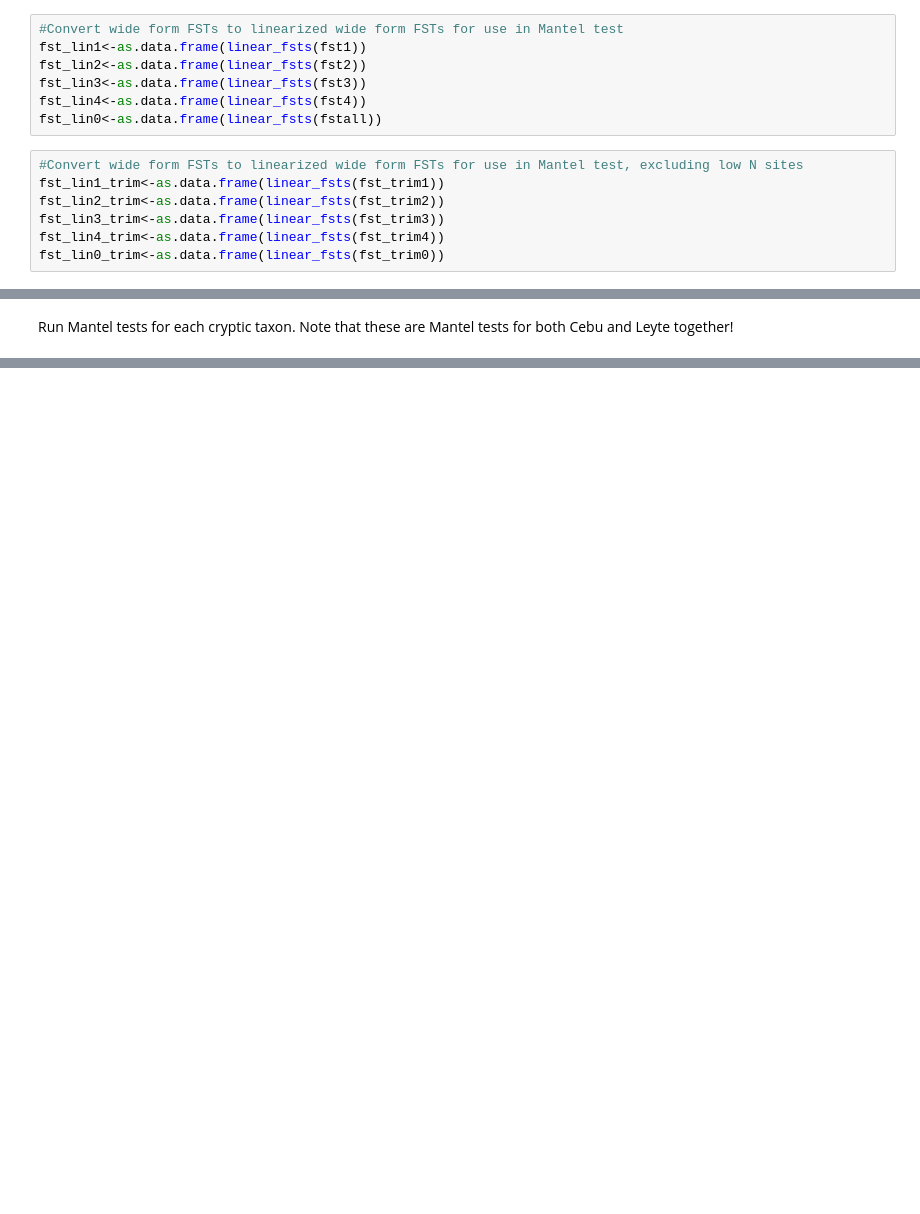
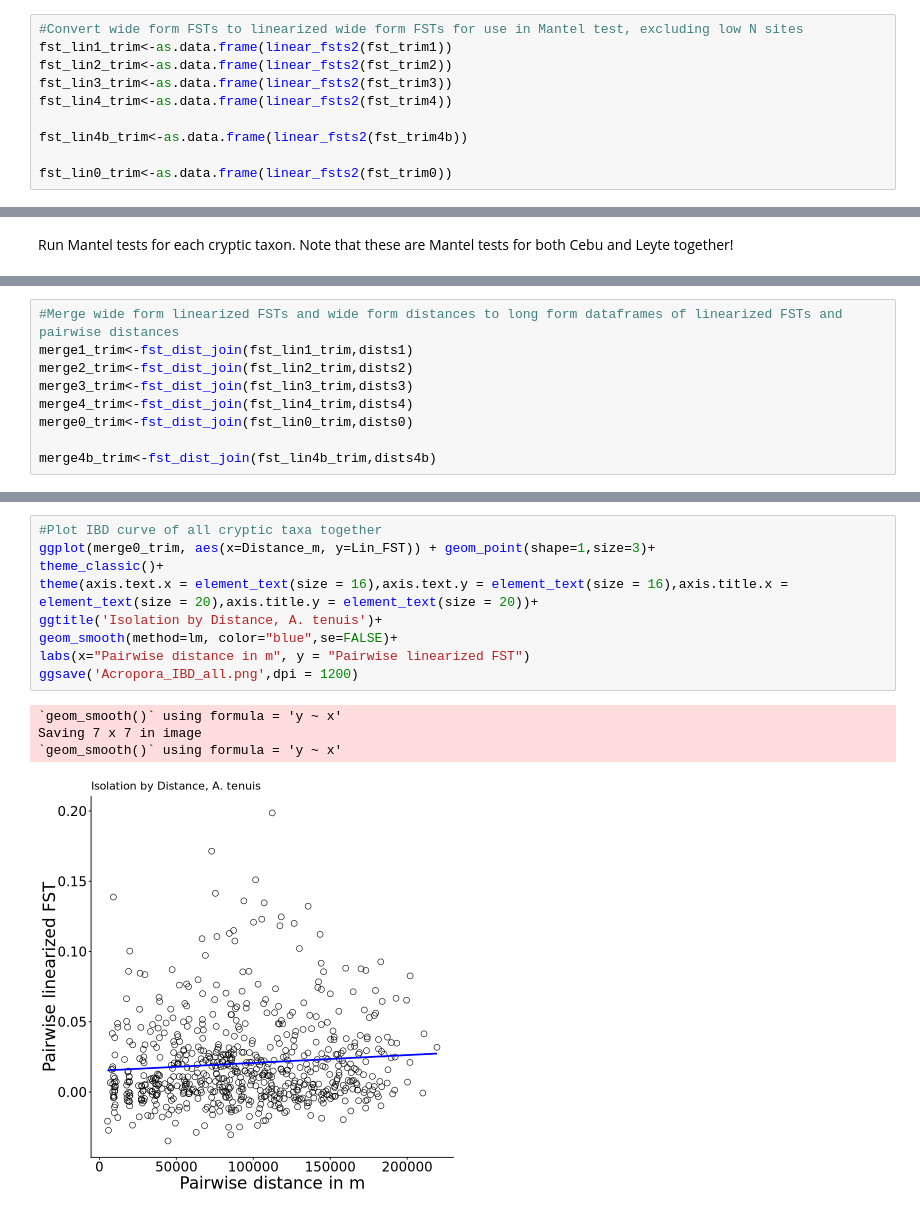
Before and after one commit to jaelynbos/Atenuis_Philippines, a Jupyter notebook: Atenuis_IsolationByDistance.ipynb, the cells around one changed output, grey strips where cells are left out. Saved outputs shown, nothing was run; the diff lists cells and outputs as text; blank space fills up the shorter version.

```diff
--- a/Atenuis_IsolationByDistance.ipynb
+++ b/Atenuis_IsolationByDistance.ipynb
@@ -444,14 +459,10 @@ dists_trim0<-dists0[rownames(dists0) %in% colnames(fst_trim0),colnames(dists0) %
 # %%
-#Convert wide form FSTs to linearized wide form FSTs for use in Mantel test
-fst_lin1<-as.data.frame(linear_fsts(fst1))
-fst_lin2<-as.data.frame(linear_fsts(fst2))
-fst_lin3<-as.data.frame(linear_fsts(fst3))
-fst_lin4<-as.data.frame(linear_fsts(fst4))
-fst_lin0<-as.data.frame(linear_fsts(fstall))
+#Convert wide form FSTs to linearized wide form FSTs for use in Mantel test, excluding low N sites
+fst_lin1_trim<-as.data.frame(linear_fsts2(fst_trim1))
+fst_lin2_trim<-as.data.frame(linear_fsts2(fst_trim2))
+fst_lin3_trim<-as.data.frame(linear_fsts2(fst_trim3))
+fst_lin4_trim<-as.data.frame(linear_fsts2(fst_trim4))
+
+fst_lin4b_trim<-as.data.frame(linear_fsts2(fst_trim4b))
+
+fst_lin0_trim<-as.data.frame(linear_fsts2(fst_trim0))
-# %%
-#Convert wide form FSTs to linearized wide form FSTs for use in Mantel test, excluding low N sites
-fst_lin1_trim<-as.data.frame(linear_fsts(fst_trim1))
-fst_lin2_trim<-as.data.frame(linear_fsts(fst_trim2))
-fst_lin3_trim<-as.data.frame(linear_fsts(fst_trim3))
-fst_lin4_trim<-as.data.frame(linear_fsts(fst_trim4))
-fst_lin0_trim<-as.data.frame(linear_fsts(fst_trim0))
@@ -1264,0 +651,9 @@ geom_point(size = 3,alpha = 0.3) +
+# %%
+#Merge wide form linearized FSTs and wide form distances to long form dataframes of linearized FSTs and pairwise distances
+merge1_trim<-fst_dist_join(fst_lin1_trim,dists1)
+merge2_trim<-fst_dist_join(fst_lin2_trim,dists2)
+merge3_trim<-fst_dist_join(fst_lin3_trim,dists3)
+merge4_trim<-fst_dist_join(fst_lin4_trim,dists4)
+merge0_trim<-fst_dist_join(fst_lin0_trim,dists0)
+
+merge4b_trim<-fst_dist_join(fst_lin4b_trim,dists4b)
@@ -1264,0 +949,14 @@ geom_point(size = 3,alpha = 0.3) +
+# %%
+#Plot IBD curve of all cryptic taxa together
+ggplot(merge0_trim, aes(x=Distance_m, y=Lin_FST)) + geom_point(shape=1,size=3)+
+theme_classic()+
+theme(axis.text.x = element_text(size = 16),axis.text.y = element_text(size = 16),axis.title.x = element_text(size = 20),axis.title.y = element_text(size = 20))+
+ggtitle('Isolation by Distance, A. tenuis')+
+geom_smooth(method=lm, color="blue",se=FALSE)+
+labs(x="Pairwise distance in m", y = "Pairwise linearized FST")
+ggsave('Acropora_IBD_all.png',dpi = 1200)
+# %% [output]
+`geom_smooth()` using formula = 'y ~ x'
+Saving 7 x 7 in image
+`geom_smooth()` using formula = 'y ~ x'
+[figure, added]
```
Also changed, not shown: parts of 106 cells of this notebook.
